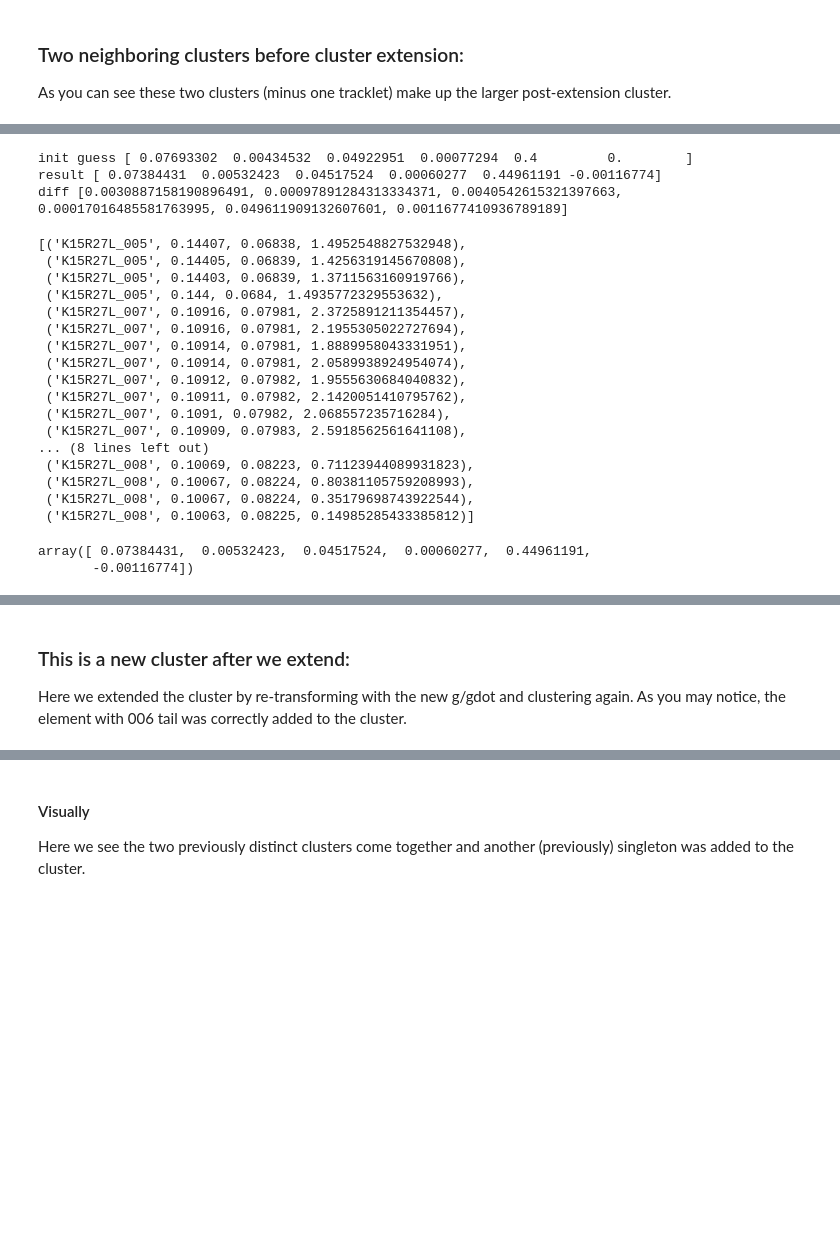
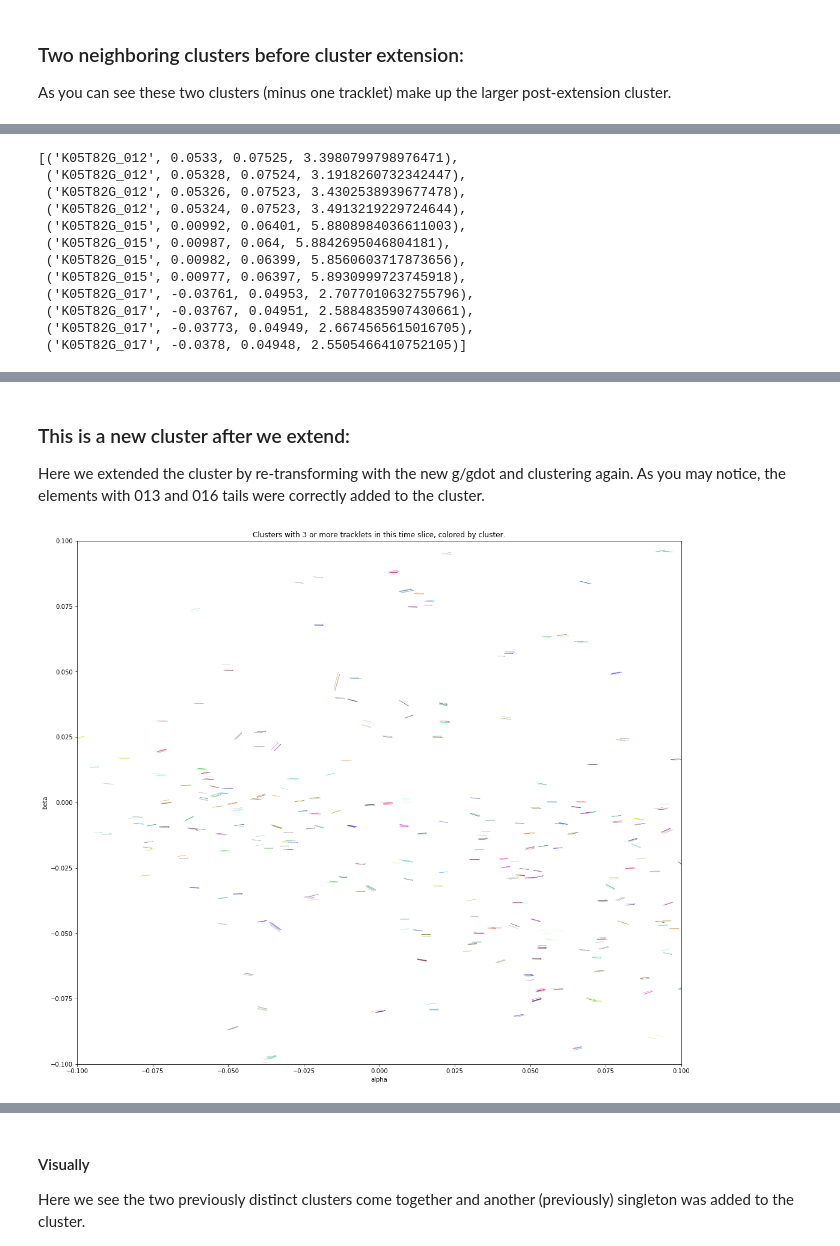
Before and after one commit to pblankley/itf_linking, a Jupyter notebook: linkitf/orbit_fitting.ipynb, the cells around one changed output, grey strips where cells are left out. Drawn from its saved outputs; the diff is of its cells as text; code cells hidden in the pictures; blank space fills up the shorter version.

```diff
--- a/linkitf/orbit_fitting.ipynb
+++ b/linkitf/orbit_fitting.ipynb
@@ -275,5 +72,0 @@ plt.show()
-# %%
-t0 = time()
-cl = imp.reload(cl)
-# results_ext = cl.fit_extend(train_path, tr_clust_ids,pixels,nside,n,new_rad=0.00124)
-print('time elapsed for one run of a month .trans file',time()-t0)
@@ -341,34 +90,20 @@ a_obs_2558 = [ob for trkl in agg_dict[2558] for ob in trkl]
 # %%
-cl = imp.reload(cl)
-params, fv, chisq, chisq_arr_2532 = cl.full_fit_t_loss(util.lunation_center(n), g, gdot, agg_dict[2532],use_jacobian=False)
-a_obs_2532 = [ob for trkl in agg_dict[2532] for ob in trkl]
+params, fv, chisq, chisq_arr_2532 = cl.full_fit_t_loss(util.lunation_center(n),0.4, 0.0, agg_dict[880],use_jacobian=False)
+a_obs_2532 = [ob for trkl in agg_dict[880] for ob in trkl]
 [(ob[0],float(round(ob[3],5)),float(round(ob[4],5)),ch) for ob,ch in zip(a_obs_2532,chisq_arr_2532)]
 # %% [output]
-init guess [ 0.07693302  0.00434532  0.04922951  0.00077294  0.4         0.        ]
-result [ 0.07384431  0.00532423  0.04517524  0.00060277  0.44961191 -0.00116774]
-diff [0.0030887158190896491, 0.00097891284313334371, 0.0040542615321397663, 0.00017016485581763995, 0.049611909132607601, 0.0011677410936789189]
+[('K05T82G_012', 0.0533, 0.07525, 3.3980799798976471),
+ ('K05T82G_012', 0.05328, 0.07524, 3.1918260732342447),
+ ('K05T82G_012', 0.05326, 0.07523, 3.4302538939677478),
+ ('K05T82G_012', 0.05324, 0.07523, 3.4913219229724644),
+ ('K05T82G_015', 0.00992, 0.06401, 5.8808984036611003),
+ ('K05T82G_015', 0.00987, 0.064, 5.8842695046804181),
+ ('K05T82G_015', 0.00982, 0.06399, 5.8560603717873656),
+ ('K05T82G_015', 0.00977, 0.06397, 5.8930999723745918),
+ ('K05T82G_017', -0.03761, 0.04953, 2.7077010632755796),
+ ('K05T82G_017', -0.03767, 0.04951, 2.5884835907430661),
+ ('K05T82G_017', -0.03773, 0.04949, 2.6674565615016705),
+ ('K05T82G_017', -0.0378, 0.04948, 2.5505466410752105)]
-[('K15R27L_005', 0.14407, 0.06838, 1.4952548827532948),
- ('K15R27L_005', 0.14405, 0.06839, 1.4256319145670808),
- ('K15R27L_005', 0.14403, 0.06839, 1.3711563160919766),
- ('K15R27L_005', 0.144, 0.0684, 1.4935772329553632),
- ('K15R27L_007', 0.10916, 0.07981, 2.3725891211354457),
- ('K15R27L_007', 0.10916, 0.07981, 2.1955305022727694),
- ('K15R27L_007', 0.10914, 0.07981, 1.8889958043331951),
- ('K15R27L_007', 0.10914, 0.07981, 2.0589938924954074),
- ('K15R27L_007', 0.10912, 0.07982, 1.9555630684040832),
- ('K15R27L_007', 0.10911, 0.07982, 2.1420051410795762),
- ('K15R27L_007', 0.1091, 0.07982, 2.068557235716284),
- ('K15R27L_007', 0.10909, 0.07983, 2.5918562561641108),
-... (8 lines left out)
- ('K15R27L_008', 0.10069, 0.08223, 0.71123944089931823),
- ('K15R27L_008', 0.10067, 0.08224, 0.80381105759208993),
- ('K15R27L_008', 0.10067, 0.08224, 0.35179698743922544),
- ('K15R27L_008', 0.10063, 0.08225, 0.14985285433385812)]
-# %%
-params
-# %% [output]
-array([ 0.07384431,  0.00532423,  0.04517524,  0.00060277,  0.44961191,
-       -0.00116774])
 # %% [markdown]
 ### Visually
 
@@ -378,4 +113,6 @@ We can see the two distinct clusters here before we extend.
 # %% [markdown]
 ### This is a new cluster after we extend:
 
-Here we extended the cluster by re-transforming with the new g/gdot and clustering again.  As you may notice, the element with 006 tail was correctly added to the cluster.
+Here we extended the cluster by re-transforming with the new g/gdot and clustering again.  As you may notice, the elements with 013 and 016 tails were correctly added to the cluster.
+# %%
+cc_extend, ccid_extend = cl.fit_extend(train_path, tr_results, [281], nside, n,new_rad=0.0045)
@@ -382 +121,5 @@ Here we extended the cluster by re-transforming with the new g/gdot and clusteri
+# %%
+visual.cluster_by_color(train_path,281,nside,n,cluster_id_dict=ccid_extend,outpath='clust_by_color_extend',save=False)
+# %% [output]
+[figure, added]
 # %%
```
Also changed, not shown: parts of 119 cells of this notebook, 16 other files.
